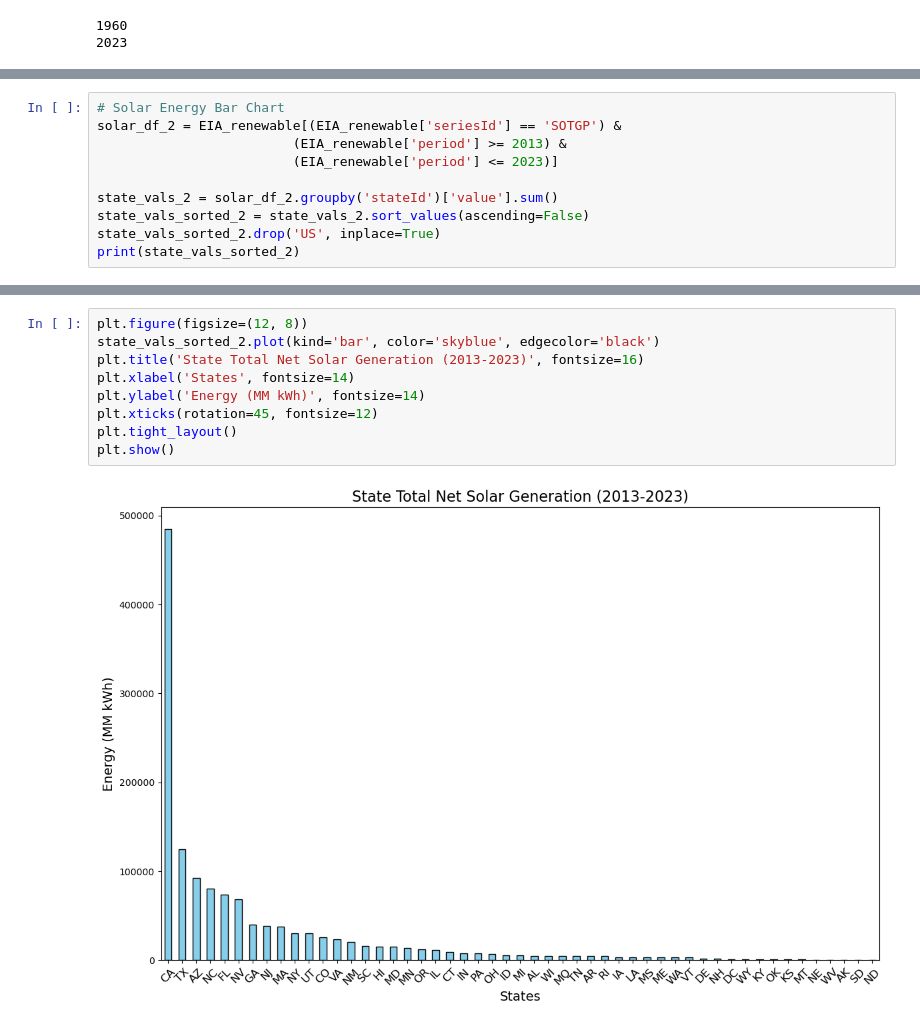
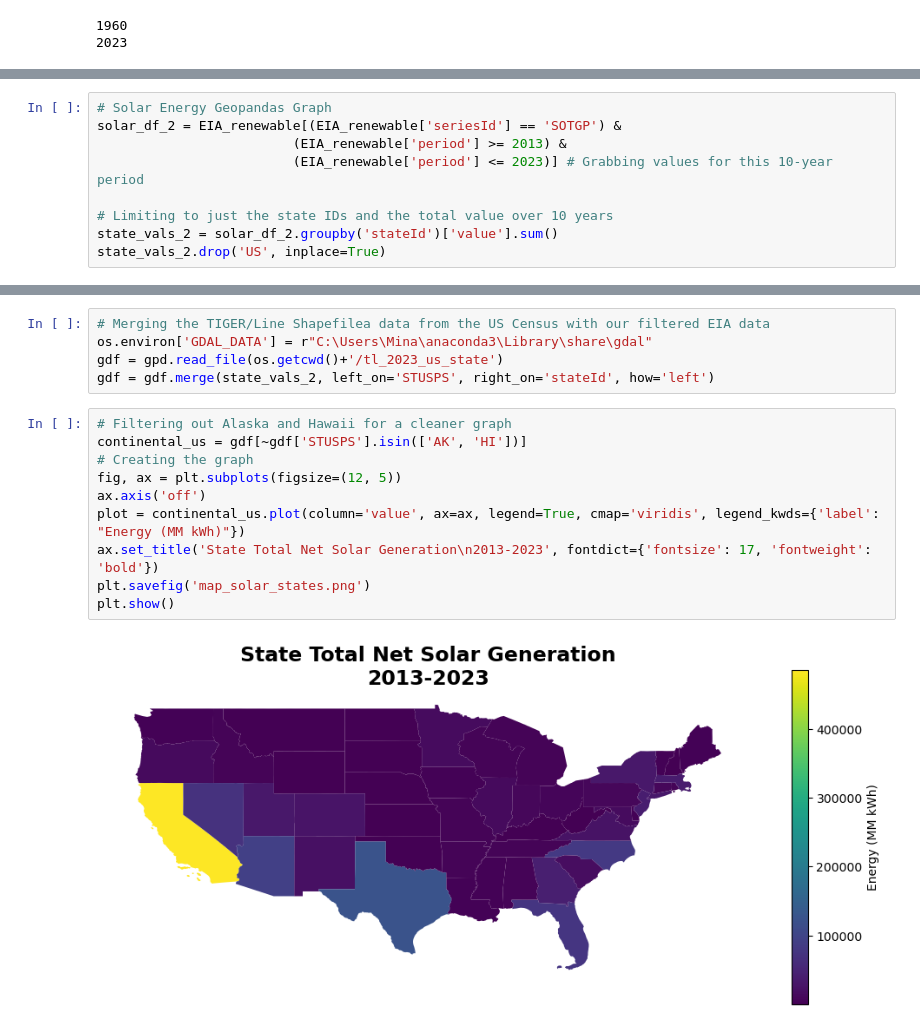
Before and after one commit to mcarbajal2/IFI8420-Assignments, a Jupyter notebook: Final Project/final_project.ipynb, the cells around one changed output, grey strips where cells are left out. Saved outputs shown, nothing was run; the diff lists cells and outputs as text.

```diff
--- a/Final Project/final_project.ipynb
+++ b/Final Project/final_project.ipynb
@@ -145,10 +169,9 @@ plt.show()
 # %%
-# Solar Energy Bar Chart
+# Solar Energy Geopandas Graph
 solar_df_2 = EIA_renewable[(EIA_renewable['seriesId'] == 'SOTGP') &
                          (EIA_renewable['period'] >= 2013) &
-                         (EIA_renewable['period'] <= 2023)]
+                         (EIA_renewable['period'] <= 2023)] # Grabbing values for this 10-year period
 
+# Limiting to just the state IDs and the total value over 10 years
 state_vals_2 = solar_df_2.groupby('stateId')['value'].sum()
-state_vals_sorted_2 = state_vals_2.sort_values(ascending=False)
-state_vals_sorted_2.drop('US', inplace=True)
-print(state_vals_sorted_2)
+state_vals_2.drop('US', inplace=True)
@@ -173,11 +178,17 @@ Name: value, dtype: float64
-# %%
-plt.figure(figsize=(12, 8))
-state_vals_sorted_2.plot(kind='bar', color='skyblue', edgecolor='black')
-plt.title('State Total Net Solar Generation (2013-2023)', fontsize=16)
-plt.xlabel('States', fontsize=14)
-plt.ylabel('Energy (MM kWh)', fontsize=14)
-plt.xticks(rotation=45, fontsize=12)
-plt.tight_layout()
-plt.show()
-# %% [output]
-[figure, removed]
+# %%
+# Merging the TIGER/Line Shapefilea data from the US Census with our filtered EIA data
+os.environ['GDAL_DATA'] = r"C:\Users\Mina\anaconda3\Library\share\gdal"
+gdf = gpd.read_file(os.getcwd()+'/tl_2023_us_state')
+gdf = gdf.merge(state_vals_2, left_on='STUSPS', right_on='stateId', how='left')
+# %%
+# Filtering out Alaska and Hawaii for a cleaner graph
+continental_us = gdf[~gdf['STUSPS'].isin(['AK', 'HI'])]
+# Creating the graph
+fig, ax = plt.subplots(figsize=(12, 5))
+ax.axis('off')
+plot = continental_us.plot(column='value', ax=ax, legend=True, cmap='viridis', legend_kwds={'label': "Energy (MM kWh)"})
+ax.set_title('State Total Net Solar Generation\n2013-2023', fontdict={'fontsize': 17, 'fontweight': 'bold'})
+plt.savefig('map_solar_states.png')
+plt.show()
+# %% [output]
+[figure, added]
```
Also changed, not shown: parts of 15 cells of this notebook, 11 other files.
